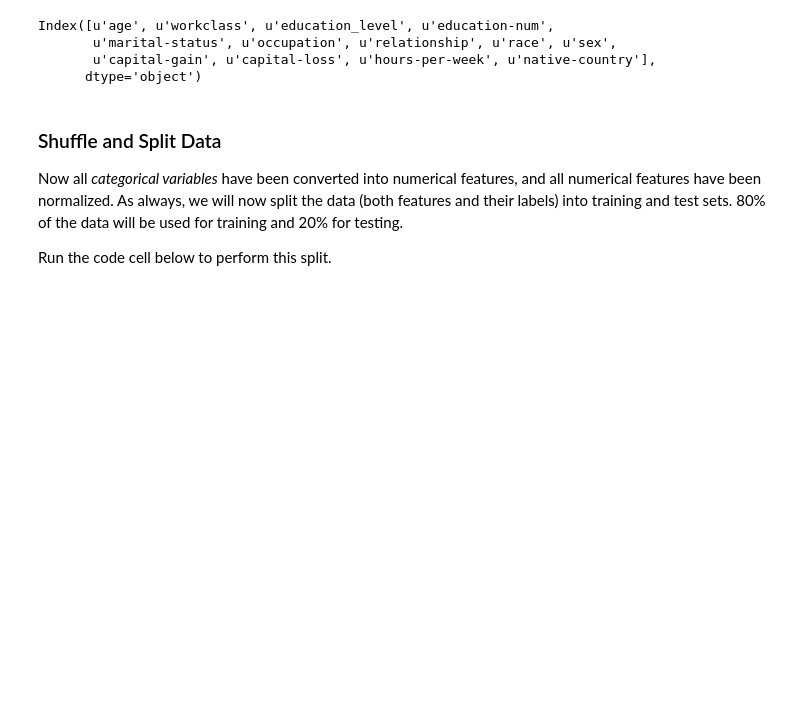
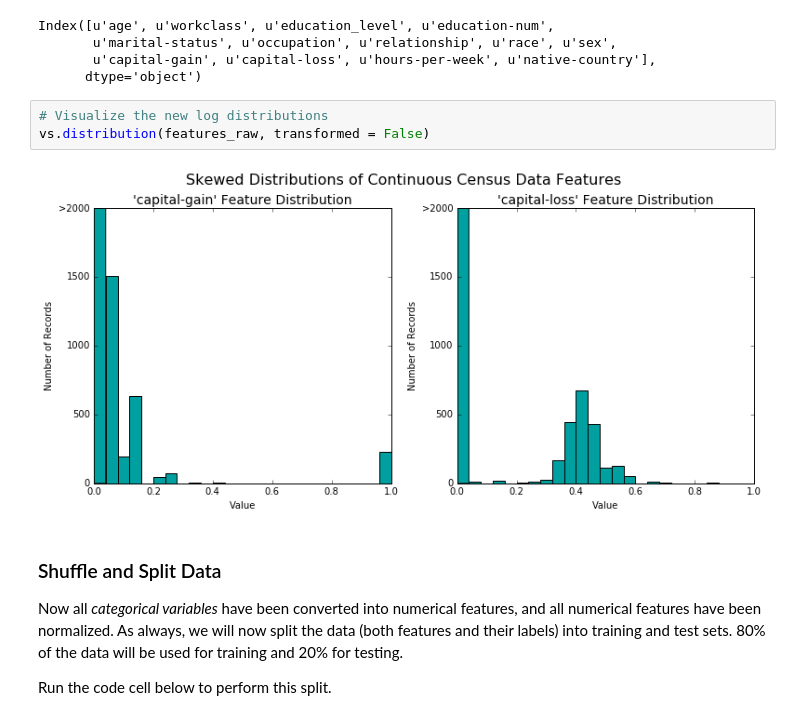
Before and after one commit to rprilepskiy/machine-learning, a Jupyter notebook: projects/finding_donors/finding_donors.ipynb, the cells around one changed output. Drawn from its saved outputs; the diff is of its cells as text; blank space fills up the shorter version.

```diff
--- a/projects/finding_donors/finding_donors.ipynb
+++ b/projects/finding_donors/finding_donors.ipynb
@@ -192,6 +192,11 @@ Index([u'age', u'workclass', u'education_level', u'education-num',
        u'marital-status', u'occupation', u'relationship', u'race', u'sex',
        u'capital-gain', u'capital-loss', u'hours-per-week', u'native-country'],
       dtype='object')
+# %%
+# Visualize the new log distributions
+vs.distribution(features_raw, transformed = False)
+# %% [output]
+[figure, added]
 # %% [markdown]
 ### Shuffle and Split Data
 Now all _categorical variables_ have been converted into numerical features, and all numerical features have been normalized. As always, we will now split the data (both features and their labels) into training and test sets. 80% of the data will be used for training and 20% for testing.
```
Also changed, not shown: parts of 4 cells of this notebook.
